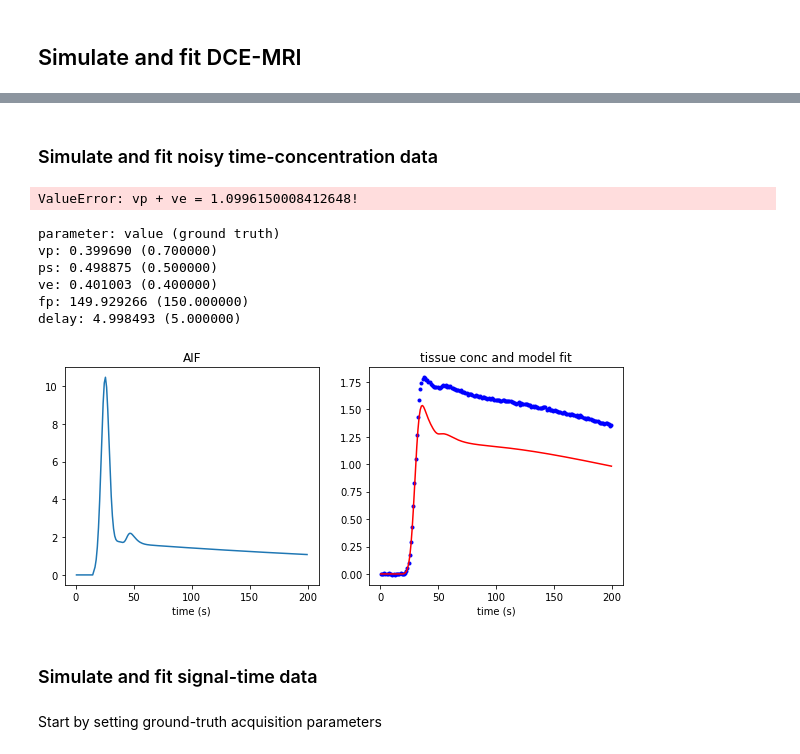
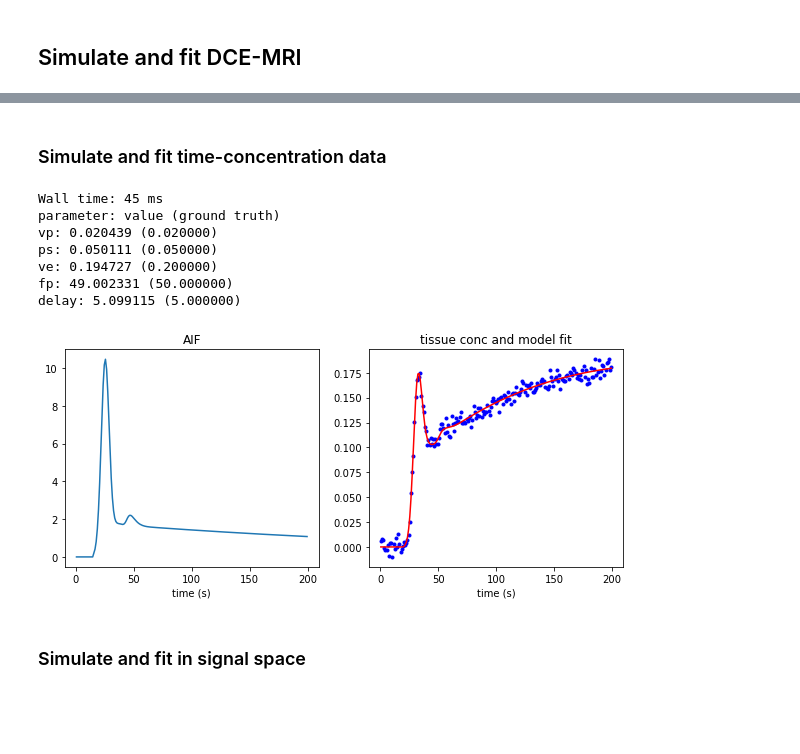
Before and after one commit to OSIPI/DCE-DSC-MRI_CodeCollection, a Jupyter notebook: src/original/MJT_UoEdinburghUK/demo/demo_simulation.ipynb, the cells around one changed output, grey strips where cells are left out. Drawn from its saved outputs; the diff is of its cells as text; code cells hidden in the pictures; blank space fills up the shorter version.

```diff
--- a/src/original/MJT_UoEdinburghUK/demo/demo_simulation.ipynb
+++ b/src/original/MJT_UoEdinburghUK/demo/demo_simulation.ipynb
@@ -14,48 +11,46 @@ The autoreload extension is already loaded. To reload it, use:
 # %% [markdown]
-### Simulate and fit noisy time-concentration data
+### Simulate and fit time-concentration data
 # %%
-# define timepoints
+# define experiment timepoints
 dt = 1.
 t = np.arange(0,200)*dt + dt/2
 
-# define AIF, pharmacokinetic model and noise level
+# define ground-truth AIF, pharmacokinetic model, parameters and noise level
 aif = aifs.parker(hct=0.42, t_start=15.)
-pk_pars_ground_truth = {'vp': 0.7, 'ps': 5e-1, 've': 0.4, 'fp': 150, 'delay': 5}
-pk_model_ground_truth = pk_models.tcxm(t, aif, fixed_delay=None) # <-- CHANGE THE MODEL HERE
+pk_pars_ground_truth = {'vp': 0.02, 'ps': 5e-2, 've': 0.2, 'fp': 50, 'delay': 5}
+pk_model_ground_truth = pk_models.tcxm(t, aif, fixed_delay=None)
 noise = 0.005
 
 # generate "measured" concentration then add noise
-c_t, _c_cp, _c_e = pk_model_ground_truth.conc(**pk_pars_ground_truth)
-c_t += np.random.normal(loc = 0., scale = noise, size = c_t.shape)
+C_t, _c_cp, _c_e = pk_model_ground_truth.conc(**pk_pars_ground_truth)
+C_t += np.random.normal(loc = 0., scale = noise, size = c_t.shape)
 
-# fit measured concentration using the same pharmacokinetic model
-pk_model = pk_models.tcxm(t, aif, fixed_delay=None) # <-- CHANGE THE MODEL HERE
-pk_pars_0 = [{'vp': 0.01, 'ps': 1e-2, 've': 0.5, 'fp': 5, 'delay': 0}, # optionally specify multiple sets of starting values to find global minimum
-             {'vp': 0.1, 'ps': 1e-4, 've': 0.025, 'fp': 5, 'delay': 5}
+# define AIF, pharmacokinetic model and starting parameters used for fitting.
+pk_model = pk_models.tcxm(t, aif, fixed_delay=None) # use ground-truth AIF to fit data, i.e. assume AIF is known accurately
+pk_pars_0 = [{'vp': 0.005, 'ps': 1e-4, 've': 0.5, 'fp': 5, 'delay': 0}, # optionally specify multiple sets of starting values to find global minimum
+             {'vp': 0.1, 'ps': 1e-4, 've': 0.02, 'fp': 50, 'delay': 0}
             ]
-%time pk_pars_fit, c_t_fit = dce_fit.conc_to_pkp(c_t, pk_model, pk_pars_0=pk_pars_0)
+%time pk_pars_fit, C_t_fit = dce_fit.conc_to_pkp(C_t, pk_model, pk_pars_0=pk_pars_0)
 
 print("parameter: value (ground truth)")
 [ print(f"{key}: {val:.6f} ({pk_pars_ground_truth[key]:.6f})") for key, val in pk_pars_fit.items() ]
 
 fig, ax = plt.subplots(1,2, figsize=(10,4))
 ax[0].plot(t, aif.c_ap(t));
 ax[0].set_xlabel('time (s)');
 ax[0].set_title('AIF');
-ax[1].plot(t, c_t, 'b.', t, c_t_fit, 'r-');
+ax[1].plot(t, C_t, 'b.', t, C_t_fit, 'r-');
 ax[1].set_xlabel('time (s)');
 ax[1].set_title('tissue conc and model fit');
 # %% [output]
-ValueError: vp + ve = 1.0996150008412648!
+Wall time: 45 ms
+parameter: value (ground truth)
+vp: 0.020439 (0.020000)
+ps: 0.050111 (0.050000)
+ve: 0.194727 (0.200000)
+fp: 49.002331 (50.000000)
+delay: 5.099115 (5.000000)
-parameter: value (ground truth)
-vp: 0.399690 (0.700000)
-ps: 0.498875 (0.500000)
-ve: 0.401003 (0.400000)
-fp: 149.929266 (150.000000)
-delay: 4.998493 (5.000000)
-[figure, old version]
+[figure, new version]
 # %% [markdown]
-### Simulate and fit signal-time data
+### Simulate and fit in signal space
-# %% [markdown]
-Start by setting ground-truth acquisition parameters
 # %%
```
Also changed, not shown: parts of 4 cells of this notebook, 4 other files.
